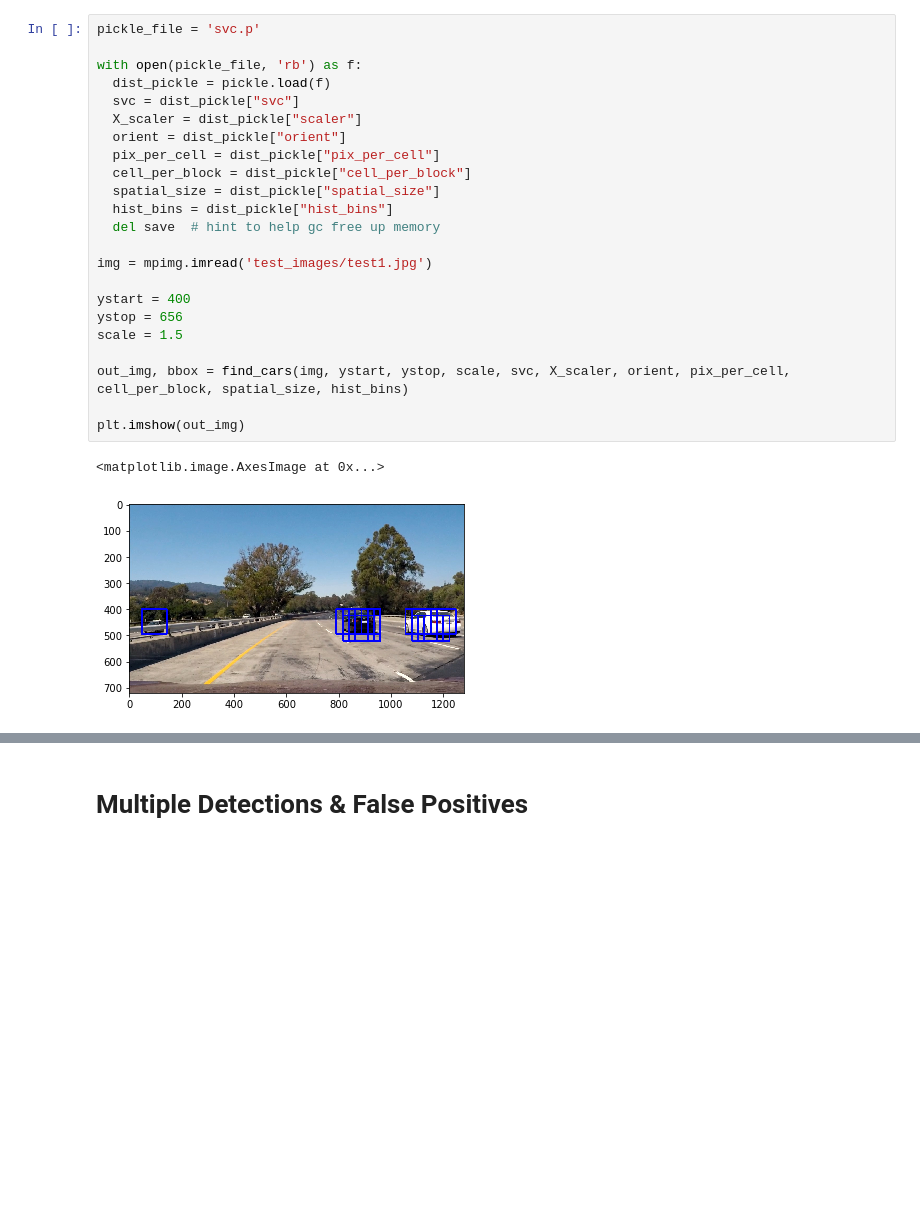
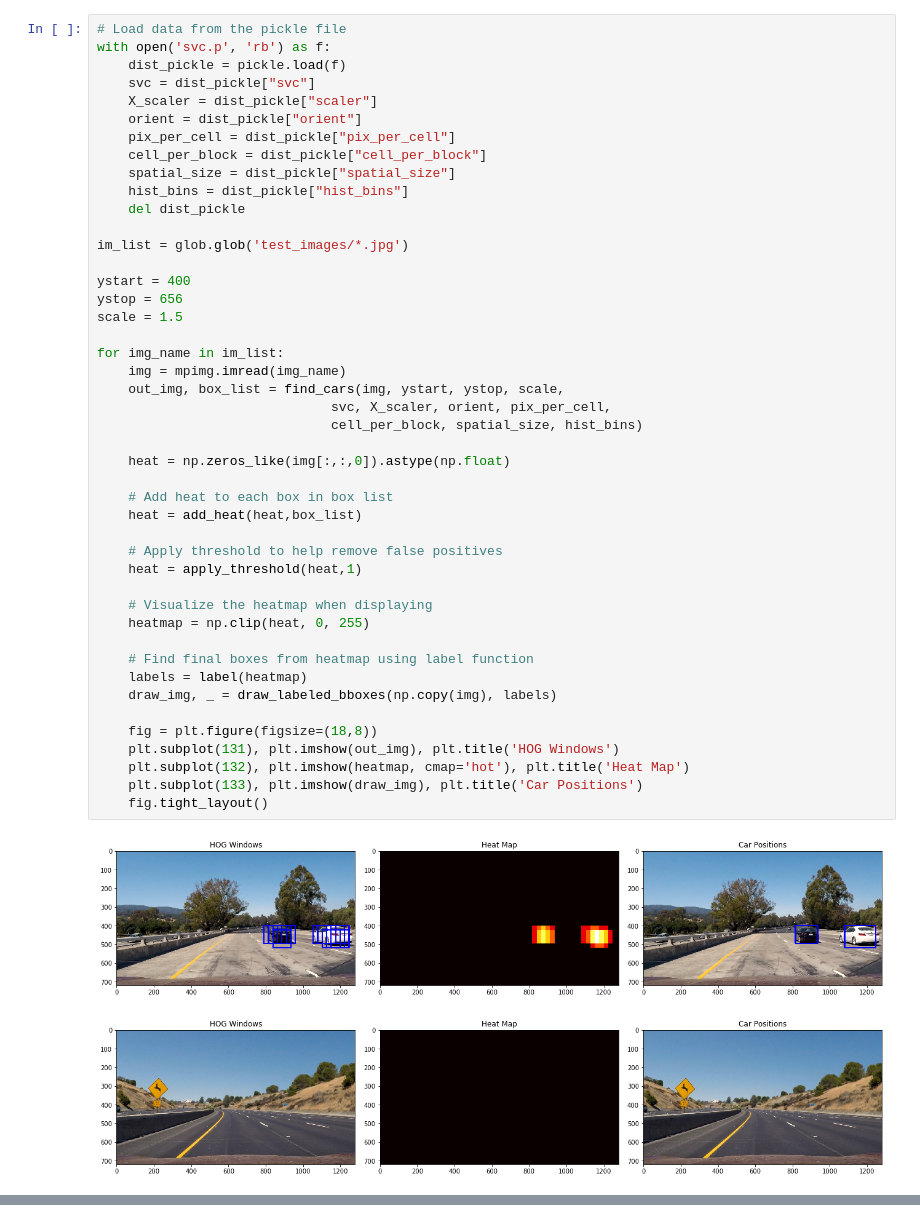
Before and after one commit to hangyao/Udacity_SDCND_Vehicle-Detection, a Jupyter notebook: Untitled.ipynb, the cells around one changed output, grey strips where cells are left out. Cells and saved outputs as stored; diff of their text form; blank space fills up the shorter version.

```diff
--- a/Untitled.ipynb
+++ b/Untitled.ipynb
@@ -176,26 +177,48 @@ Test Accuracy of SVC =  0.9924
 # %%
-pickle_file = 'svc.p'
+# Load data from the pickle file
+with open('svc.p', 'rb') as f:
+    dist_pickle = pickle.load(f)
+    svc = dist_pickle["svc"]
+    X_scaler = dist_pickle["scaler"]
+    orient = dist_pickle["orient"]
+    pix_per_cell = dist_pickle["pix_per_cell"]
+    cell_per_block = dist_pickle["cell_per_block"]
+    spatial_size = dist_pickle["spatial_size"]
+    hist_bins = dist_pickle["hist_bins"]
+    del dist_pickle
 
-with open(pickle_file, 'rb') as f:
-  dist_pickle = pickle.load(f)
-  svc = dist_pickle["svc"]
-  X_scaler = dist_pickle["scaler"]
-  orient = dist_pickle["orient"]
-  pix_per_cell = dist_pickle["pix_per_cell"]
-  cell_per_block = dist_pickle["cell_per_block"]
-  spatial_size = dist_pickle["spatial_size"]
-  hist_bins = dist_pickle["hist_bins"]
-  del save  # hint to help gc free up memory
-
-img = mpimg.imread('test_images/test1.jpg')
+im_list = glob.glob('test_images/*.jpg')
 
 ystart = 400
 ystop = 656
 scale = 1.5
 
-out_img, bbox = find_cars(img, ystart, ystop, scale, svc, X_scaler, orient, pix_per_cell, cell_per_block, spatial_size, hist_bins)
+for img_name in im_list:
+    img = mpimg.imread(img_name)
+    out_img, box_list = find_cars(img, ystart, ystop, scale,
+                              svc, X_scaler, orient, pix_per_cell,
+                              cell_per_block, spatial_size, hist_bins)
 
-plt.imshow(out_img)
+    heat = np.zeros_like(img[:,:,0]).astype(np.float)
+
+    # Add heat to each box in box list
+    heat = add_heat(heat,box_list)
+
+    # Apply threshold to help remove false positives
+    heat = apply_threshold(heat,1)
+
+    # Visualize the heatmap when displaying
+    heatmap = np.clip(heat, 0, 255)
+
+    # Find final boxes from heatmap using label function
+    labels = label(heatmap)
+    draw_img, _ = draw_labeled_bboxes(np.copy(img), labels)
+
+    fig = plt.figure(figsize=(18,8))
+    plt.subplot(131), plt.imshow(out_img), plt.title('HOG Windows')
+    plt.subplot(132), plt.imshow(heatmap, cmap='hot'), plt.title('Heat Map')
+    plt.subplot(133), plt.imshow(draw_img), plt.title('Car Positions')
+    fig.tight_layout()
 # %% [output]
-<matplotlib.image.AxesImage at 0x...>
-[figure, old version]
+[figure, new version]
+[figure, added]
@@ -202,2 +228,0 @@ plt.imshow(out_img)
-# %% [markdown]
-# Multiple Detections & False Positives
```
Also changed, not shown: parts of 20 cells of this notebook, 3 other files.
